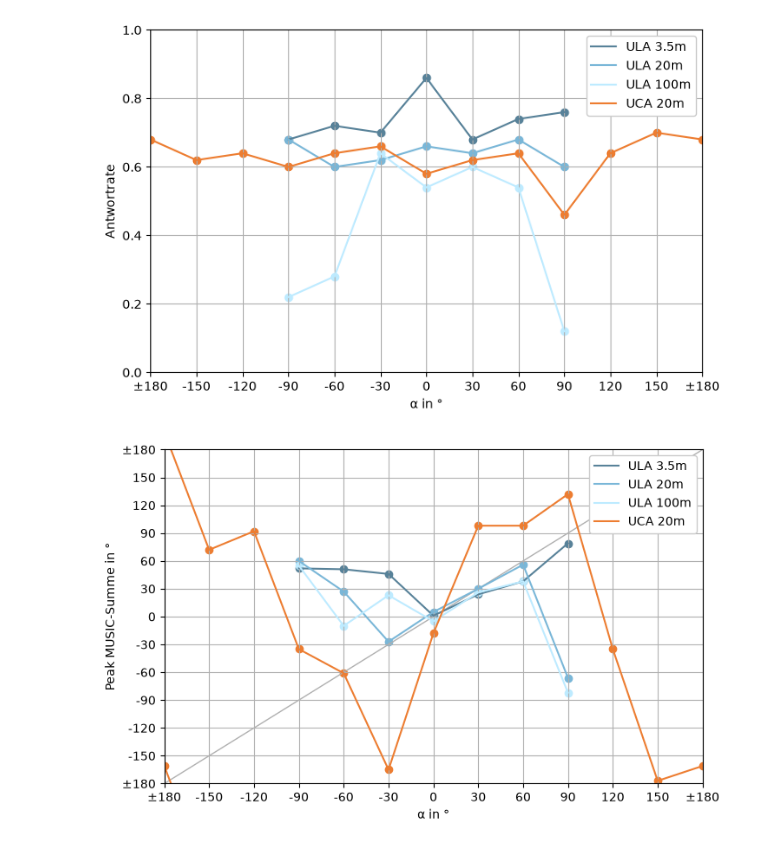
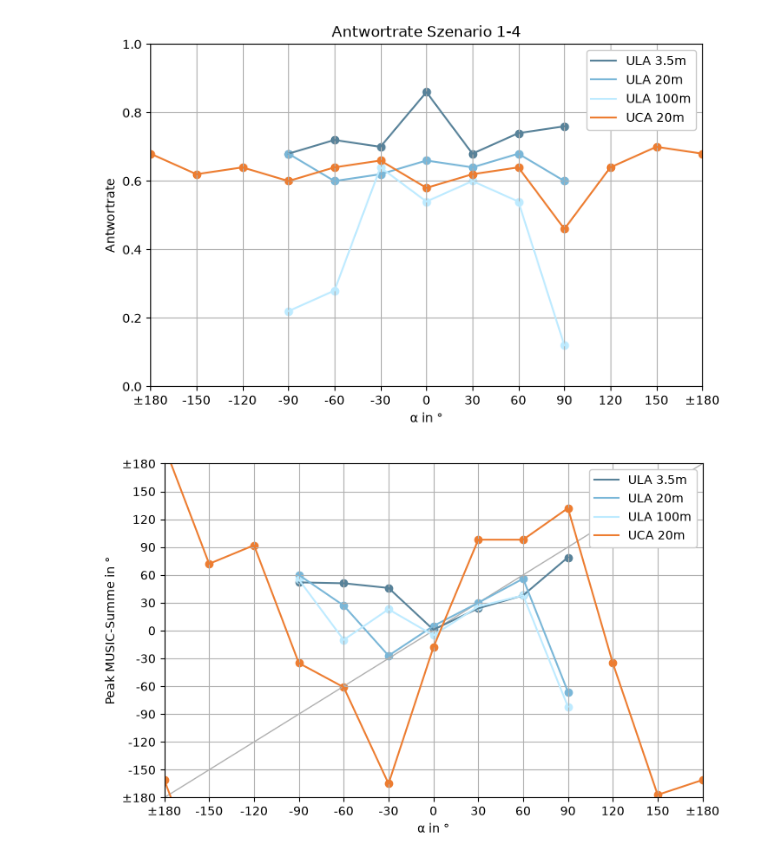
Before and after one commit to mathklk/QCDF, a Jupyter notebook: analyze/generic.ipynb, the cells around one changed output. Cells and saved outputs as stored; diff of their text form; code cells hidden in the pictures.

```diff
--- a/analyze/generic.ipynb
+++ b/analyze/generic.ipynb
@@ -169,23 +169,24 @@ for scenario in tests:
 # %%
 # Anteil Peilungen mit Antwort
 
 fig, ax = plt.subplots(figsize=FIG_SIZE)
 ax.set_xlabel("α in °")
 ax.set_ylabel("Antwortrate")
 
 ax.set_ylim(0, 1)
 make_x_angle(ax, df.columns)
 ax.grid(True, which="major", axis="both")
+ax.set_title("Antwortrate Szenario 1-4")
 
 for scenario in tests:
     X = scenario.df.columns
     ax.plot(X, scenario.df.loc["Anteil Peilungen mit Antwort"], label=scenario.name(), color=scenario.color())
     ax.scatter(X, scenario.df.loc["Anteil Peilungen mit Antwort"], color=scenario.color())
 
 legend(ax)
 fig.savefig("plots/Antwortrate.pdf", bbox_inches="tight")
 # %% [output]
-[figure, old version]
+[figure, new version]
 # %%
 # MUSIC Summe Peaks vs Alpha
 
```
Also changed, not shown: 5 other files.
